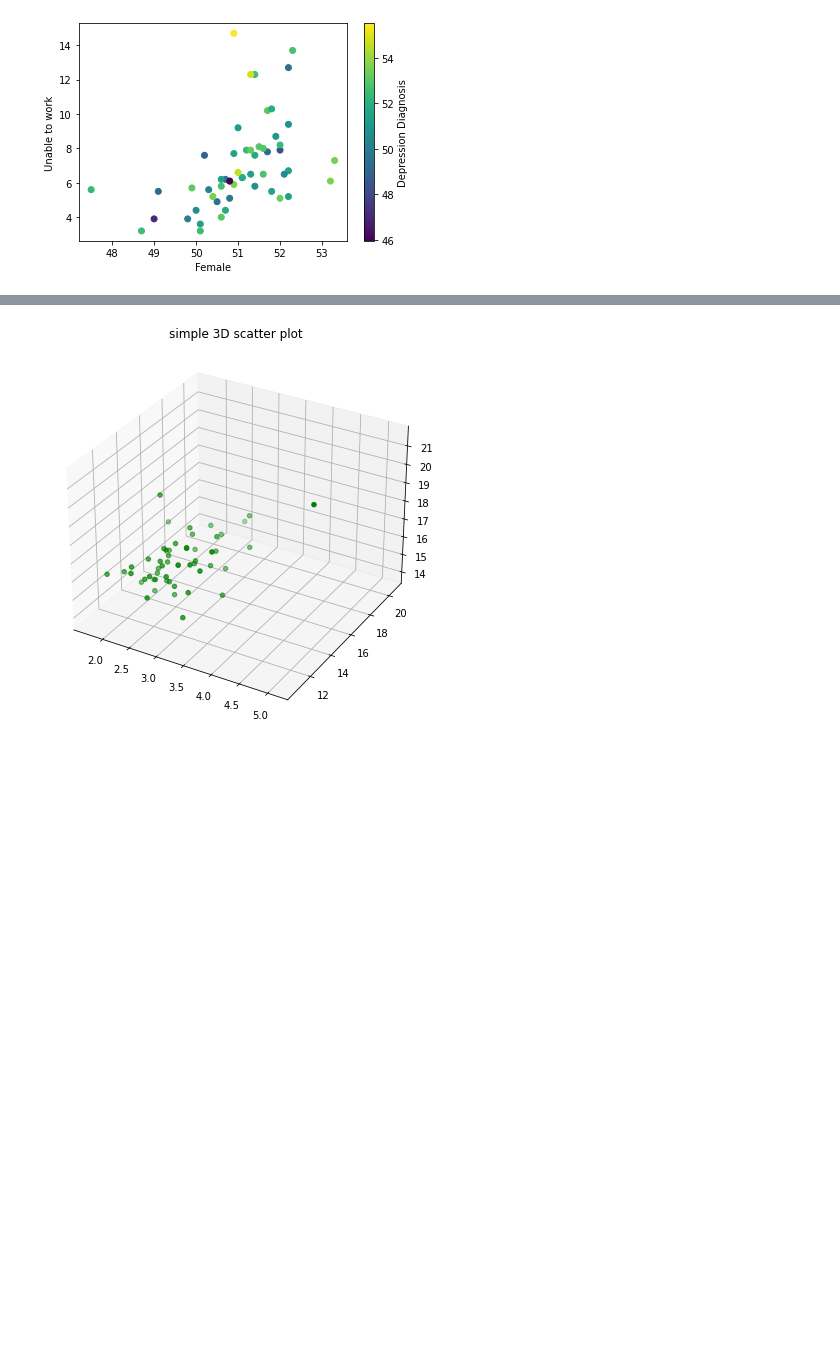
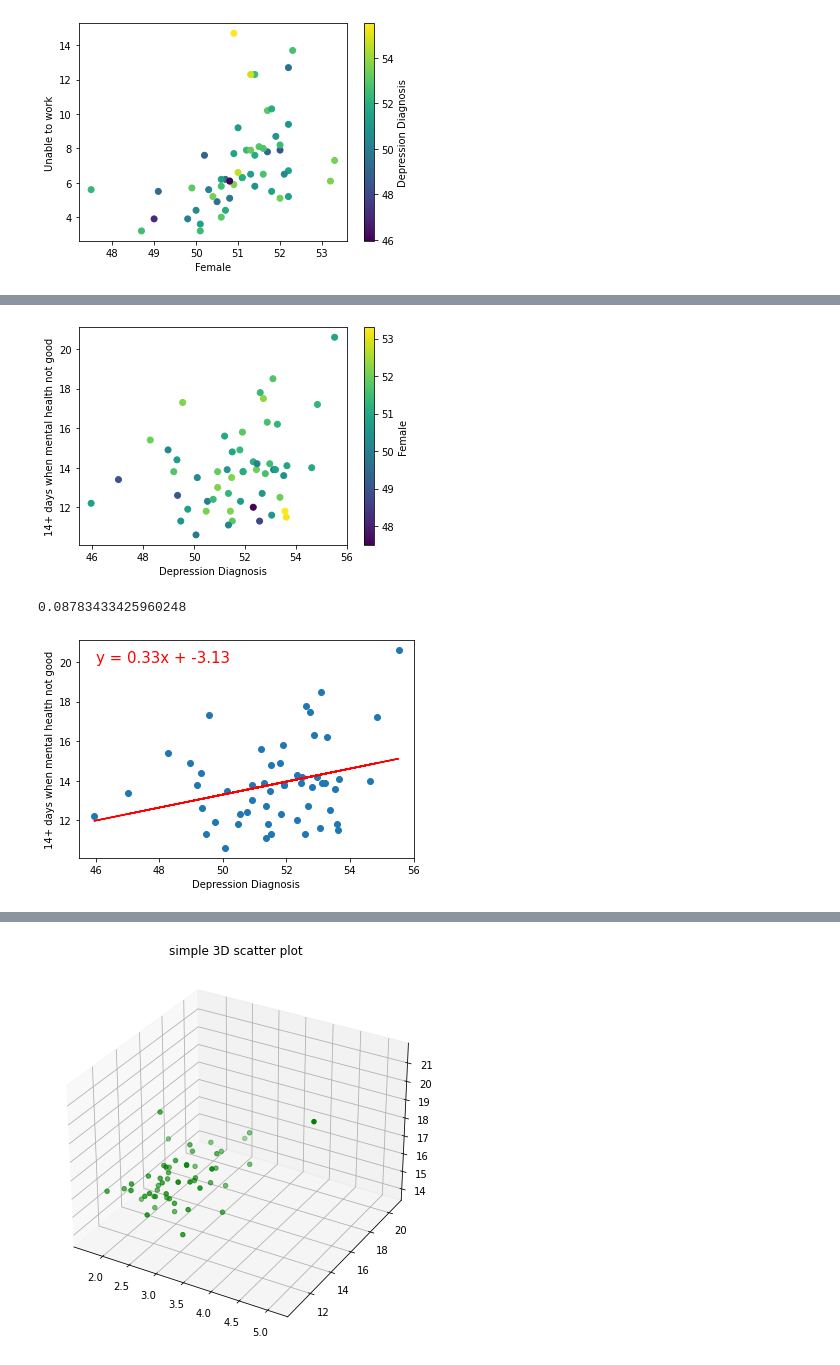
Before and after one commit to hehill/Project1_Team3, a Jupyter notebook: data_visulization.ipynb, the cells around one changed output, grey strips where cells are left out. Drawn from its saved outputs; the diff is of its cells as text; code cells hidden in the pictures; blank space fills up the shorter version.

```diff
--- a/data_visulization.ipynb
+++ b/data_visulization.ipynb
@@ -123,0 +125,25 @@ plt.show()
+# %%
+plt.scatter(data_cleaning_df['Depression Diagnosis'],data_cleaning_df['14+ days when mental health not good'],c=data_cleaning_df["Female"])
+clb = plt.colorbar()
+plt.xlabel('Depression Diagnosis')
+plt.ylabel('14+ days when mental health not good')
+clb.set_label("Female")
+plt.show()
+
+x=data_cleaning_df['Depression Diagnosis'].astype(float)
+y=data_cleaning_df['14+ days when mental health not good'].astype(float)
+(slope, intercept, rvalue, pvalue, stderr) = linregress(x, y)
+regress_values = x * slope + intercept
+rsqd = rvalue**2
+line_eq = "y = " + str(round(slope,2)) + "x + " + str(round(intercept,2))
+plt.scatter(x, y)
+plt.plot(x,regress_values,"r-")
+plt.annotate(line_eq,(46,20),fontsize=15,color="red")
+plt.xlabel('Depression Diagnosis')
+plt.ylabel('14+ days when mental health not good')
+print(rsqd)
+plt.show()
+# %% [output]
+[figure, added]
+0.08783433425960248
+[figure, added]
```
Also changed, not shown: parts of 5 cells of this notebook.
